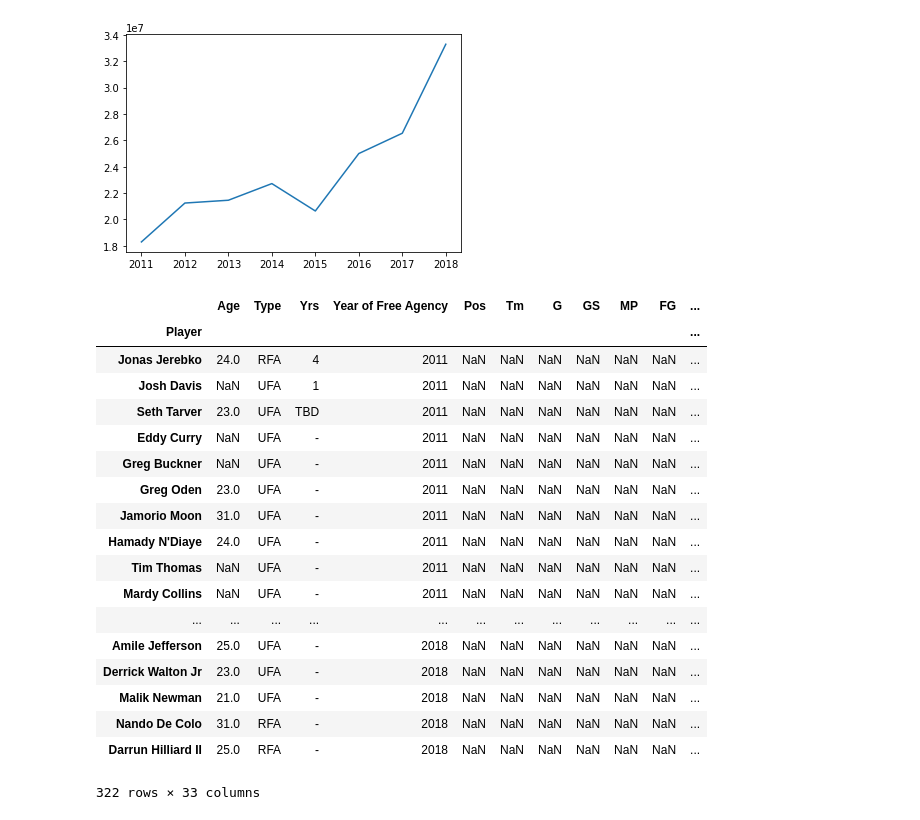
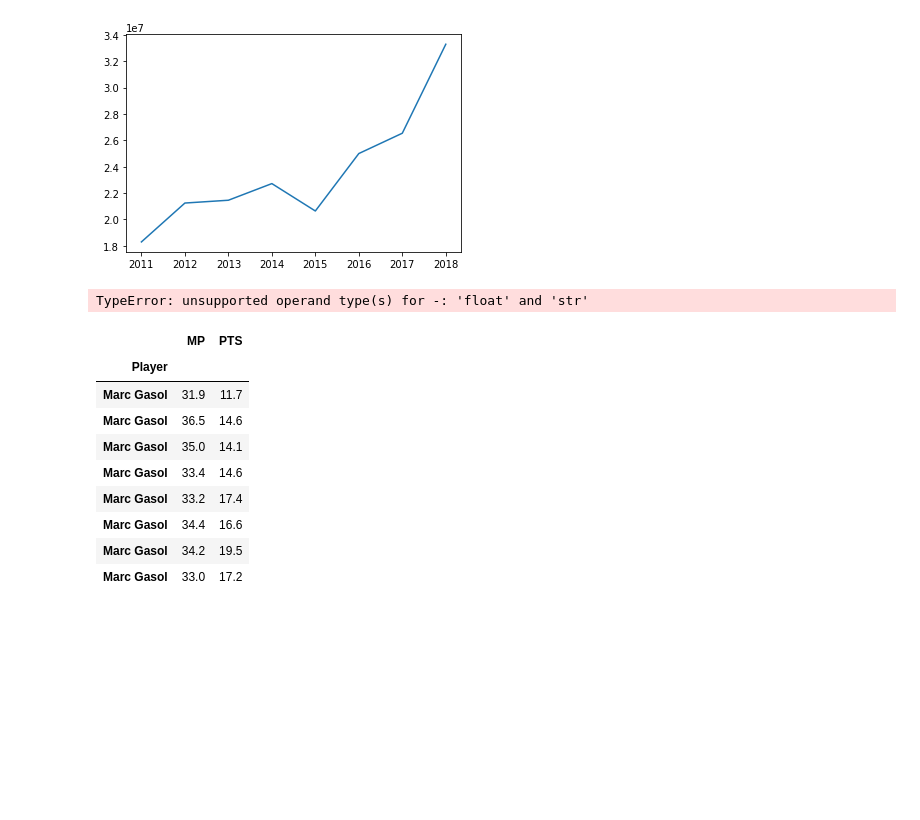
Before and after one commit to marcussteele/nba_churn, a Jupyter notebook: scraping_worksheet.ipynb, the cells around one changed output. Drawn from its saved outputs; the diff is of its cells as text; code cells hidden in the pictures; blank space fills up the shorter version.

Commit message:
rolling stats

```diff
--- a/scraping_worksheet.ipynb
+++ b/scraping_worksheet.ipynb
@@ -77,7 +77,7 @@ for year in years:
     tables = soup.find('table')
     globals()['stats_%s' % year] = pd.read_html(str(tables))
     globals()['stats_%s' % year] = globals()['stats_%s' % year][0]
-    globals()['stats_%s' % year].drop(['Rk','Age','DRB','ORB'],axis=1,inplace=True)
+    globals()['stats_%s' % year].drop(['Rk','DRB','ORB'],axis=1,inplace=True)
     globals()['stats_%s' % year].drop_duplicates(subset='Player',keep='last',inplace=True)
     globals()['stats_%s' % year]['Player'] = globals()['stats_%s' % year]['Player'].apply(lambda x: x.replace("'",'')
                                                                                           .replace('.','')
@@ -90,10 +90,6 @@ stats_data = []
 for year in years:
     stats_data.append(globals()['stats_%s' % year])
 stats_data = pd.concat(stats_data)
-# %%
-stats_data.rename(index={'Luc Mbah a Moute': 'Luc Richard Mbah a Moute'},inplace=True)
-stats_data.rename(index={'JJ Barea': 'Jose Barea'},inplace=True)
-stats_data.rename(index={'John Lucas': 'John Lucas III'},inplace=True)
 # %%
 for year in years:
     last = year - 1
@@ -108,7 +104,7 @@ for year in years:
     a['Year'] = year
     a['Salary'] = a['{}/{}'.format(last,str(year)[2:])]
     globals()['salary_%s' % year] = a[['Salary','Year']]
-    globals()['salary_%s' % year]['Salary'] = globals()['salary_%s' % year]['Salary'].apply(lambda x: x.replace('$','').replace(',',''))
+    globals()['salary_%s' % year]['Salary'] = globals()['salary_%s' % year]['Salary'].apply(lambda x: x.replace('$','').replace(',','').replace("'",''))
 # %% [output]
 A value is trying to be set on a copy of a slice from a DataFrame.
 Try using .loc[row_indexer,col_indexer] = value instead
@@ -180,6 +115,27 @@ salary_data = []
 for year in years:
     salary_data.append(globals()['salary_%s' % year])
 salary_data = pd.concat(salary_data)
+# %%
+stats_data.rename(index={'Tim Hardaway':'Tim Hardaway Jr'},inplace=True)
+stats_data.rename(index={'Patty Mills':'Patrick Mills'},inplace=True)
+stats_data.rename(index={'Ish Smith':'Ishmael Smith'},inplace=True)
+stats_data.rename(index={'JJ Barea': 'Jose Barea'},inplace=True)
+stats_data.rename(index={'Pooh Jeter':'Eugene Jeter'},inplace=True)
+stats_data.rename(index={'Byron Mullens':'BJ Mullens'},inplace=True)
+stats_data.rename(index={'Glenn Robinson':'Glenn Robinson III'},inplace=True)
+stats_data.rename(index={'Lou Amundson':'Louis Amundson'},inplace=True)
+stats_data.rename(index={'Lou Williams':'Louis Williams'},inplace=True)
+salary_data.rename(index={'Jose Juan Barea':'Jose Barea'},inplace=True)
+salary_data.rename(index={'Aleksandar Pavlovic':'Sasha Pavlovic'},inplace=True)
+salary_data.rename(index={'Hidayet Turkoglu':'Hedo Turkoglu'},inplace=True)
+salary_data.rename(index={'Maurice Williams':'Mo Williams'},inplace=True)
+salary_data.rename(index={'Nenê':'Nene Hilario'},inplace=True)
+salary_data.rename(index={'Kelenna Azubuike':'Kelenna Azubuike'},inplace=True)
+salary_data.rename(index={'Predrag Stojakovic':'Peja Stojakovic'},inplace=True)
+data.rename(index={'Luc Richard Mbah a Moute':'Luc Mbah a Moute'},inplace=True)
+salary_data.rename(index={'John Lucas':'John Lucas III'},inplace=True)
+data.rename(index={'Darrun Hilliard II':'Darrun Hilliard'},inplace=True)
+data.rename(index={'Otto Porter Jr':'Otto Porter'},inplace=True)
 # %%
 team_dict = {'SAC':'Sacramento Kings','IND':'Indiana Pacers','NJN':'New Jersey Nets','HOU':'Houston Rockets'
              ,'TOR':'Toronto Raptors','MIN':'Minnesota Timberwolves','GSW':'Golden State Warriors','UTH':'Utah Jazz'
@@ -501,25 +267,3 @@ plt.plot(years,final_data.groupby('Year of Free Agency').max()['Salary'])
 # %% [output]
 [<matplotlib.lines.Line2D at 0x...>]
 [figure]
-# %%
-final_data[final_data['AST'].isna()]
-# %% [output]
-|  | Age | Type | Yrs | Year of Free Agency | Pos | Tm | G | GS | MP | FG | ... |
-| Player |  |  |  |  |  |  |  |  |  |  | ... |
-| Jonas Jerebko | 24.0 | RFA | 4 | 2011 | NaN | NaN | NaN | NaN | NaN | NaN | ... |
-| Josh Davis | NaN | UFA | 1 | 2011 | NaN | NaN | NaN | NaN | NaN | NaN | ... |
-| Seth Tarver | 23.0 | UFA | TBD | 2011 | NaN | NaN | NaN | NaN | NaN | NaN | ... |
-| Eddy Curry | NaN | UFA | - | 2011 | NaN | NaN | NaN | NaN | NaN | NaN | ... |
-| Greg Buckner | NaN | UFA | - | 2011 | NaN | NaN | NaN | NaN | NaN | NaN | ... |
-| Greg Oden | 23.0 | UFA | - | 2011 | NaN | NaN | NaN | NaN | NaN | NaN | ... |
-| Jamorio Moon | 31.0 | UFA | - | 2011 | NaN | NaN | NaN | NaN | NaN | NaN | ... |
-| Hamady N'Diaye | 24.0 | UFA | - | 2011 | NaN | NaN | NaN | NaN | NaN | NaN | ... |
-| Tim Thomas | NaN | UFA | - | 2011 | NaN | NaN | NaN | NaN | NaN | NaN | ... |
-| Mardy Collins | NaN | UFA | - | 2011 | NaN | NaN | NaN | NaN | NaN | NaN | ... |
-| ... | ... | ... | ... | ... | ... | ... | ... | ... | ... | ... | ... |
-| Amile Jefferson | 25.0 | UFA | - | 2018 | NaN | NaN | NaN | NaN | NaN | NaN | ... |
-| Derrick Walton Jr | 23.0 | UFA | - | 2018 | NaN | NaN | NaN | NaN | NaN | NaN | ... |
-| Malik Newman | 21.0 | UFA | - | 2018 | NaN | NaN | NaN | NaN | NaN | NaN | ... |
-| Nando De Colo | 31.0 | RFA | - | 2018 | NaN | NaN | NaN | NaN | NaN | NaN | ... |
-| Darrun Hilliard II | 25.0 | RFA | - | 2018 | NaN | NaN | NaN | NaN | NaN | NaN | ... |
-322 rows × 33 columns
@@ -527,0 +270,17 @@ partial_dependence()
+# %%
+stats['LeBron James']['MP'].rolling(3,min_periods=1).mean()-stats['LeBron James']['MP']
+# %% [output]
+TypeError: unsupported operand type(s) for -: 'float' and 'str'
+# %%
+stats['Marc Gasol'][['MP','PTS']]
+# %% [output]
+|  | MP | PTS |
+| Player |  |  |
+| Marc Gasol | 31.9 | 11.7 |
+| Marc Gasol | 36.5 | 14.6 |
+| Marc Gasol | 35.0 | 14.1 |
+| Marc Gasol | 33.4 | 14.6 |
+| Marc Gasol | 33.2 | 17.4 |
+| Marc Gasol | 34.4 | 16.6 |
+| Marc Gasol | 34.2 | 19.5 |
+| Marc Gasol | 33.0 | 17.2 |
```
Also changed, not shown: parts of 31 cells of this notebook.
